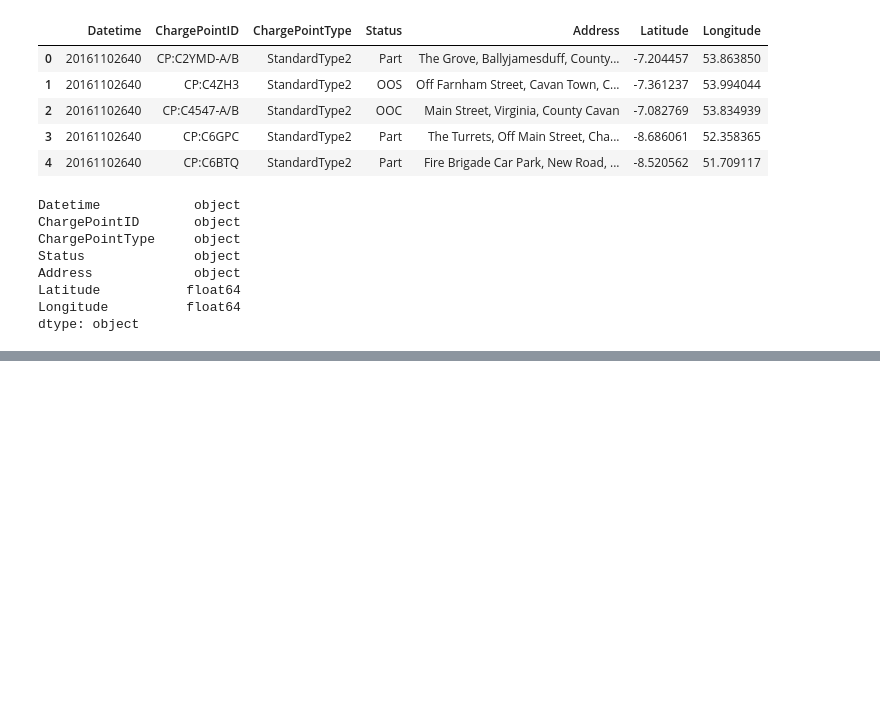
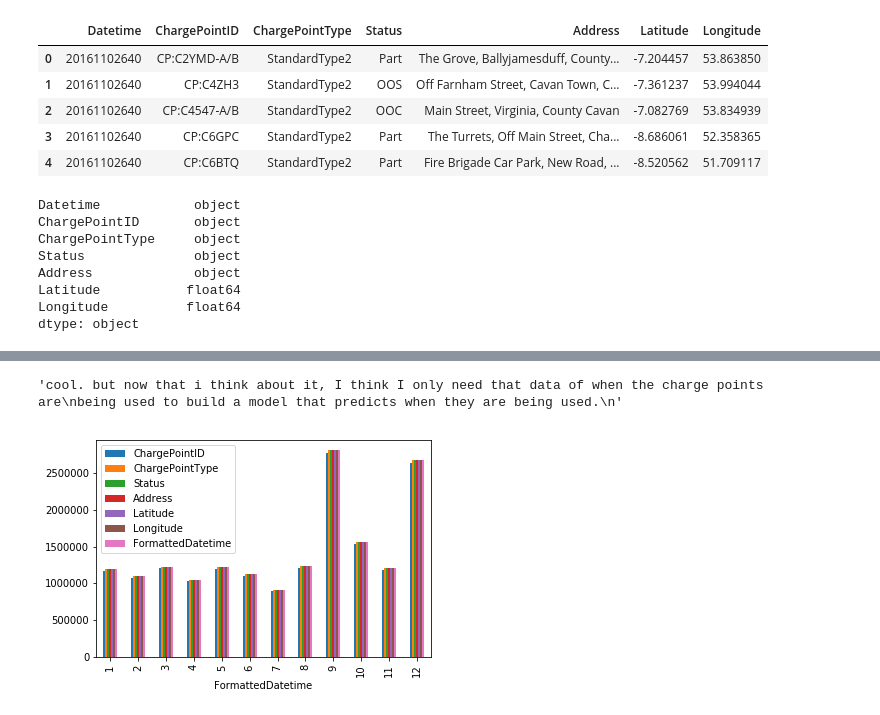
Before and after one commit to slimtomatillo/irish_EV_charger_status, a Jupyter notebook: irish_EV_charging_data.ipynb, the cells around one changed output, grey strips where cells are left out. Cells and saved outputs as stored; diff of their text form; code cells hidden in the pictures; blank space fills up the shorter version.

Commit message:
updated working jupyter notebook. cleaned data more.

```diff
--- a/irish_EV_charging_data.ipynb
+++ b/irish_EV_charging_data.ipynb
@@ -118,6 +192,6 @@ dec17 = pd.read_csv('/Users/alexandrasmith/Documents/DataScience/Intro_to_Data_S
 # %%
 #putting all the months (14) of data together
-full_data = pd.concat([full_data,jan17,feb17,march17,april17,may17,june17,july17,aug17,sept17,oct17,dec17])
+full_data = pd.concat([full_data,jan17,feb17,march17,april17,may17,june17,july17,aug17Cleaned,sept17,oct17,dec17])
 # %%
 #awesome, now let's take a look
 full_data.head()
@@ -238,3 +306,0 @@ dtype: object
-# %%
-full_data['FormattedDatetime'] = pd.to_datetime(full_data.Datetime,yearfirst=True)
-#full_data['Datetime'] = full_data['Datetime'].apply(lambda x:datetime.datetime.strptime(x,"%Y%m%d%H%M"))
@@ -245,0 +307,7 @@ OverflowError: signed integer is greater than maximum
+# %%
+#i tried converting Datetime to type datetime but had some difficulties
+#so i eventually proceeded this way:
+full_data['Date'] = full_data.Datetime.str.slice(0,8)
+full_data['Time'] = full_data.Datetime.str.slice(8)
+full_data['Time'] = full_data['Time'].apply(lambda val: '{:0>4}'.format(val))
+full_data['Datetime'] = full_data['Date'] + " " + full_data["Time"]
@@ -245,0 +329,3 @@ OverflowError: signed integer is greater than maximum
+# %%
+#now let's finall convert Datetime to type datetime in column FormattedDatetime
+full_data['FormattedDatetime'] = pd.to_datetime(full_data.Datetime,format="%Y%m%d %H%M")
@@ -245,0 +411,13 @@ OverflowError: signed integer is greater than maximum
+# %%
+"""we need to find out how many entries there should be for each particular day,
+and the difference between that and the actual number represents when the status is 'available'
+"""
+
+full_data.groupby([full_data.FormattedDatetime.dt.month]).count().plot(kind='bar')
+
+"""cool. but now that i think about it, I think I only need that data of when the charge points are
+being used to build a model that predicts when they are being used.
+"""
+# %% [output]
+'cool. but now that i think about it, I think I only need that data of when the charge points are\nbeing used to build a model that predicts when they are being used.\n'
+[figure, added]
```
Also changed, not shown: parts of 22 cells of this notebook.
